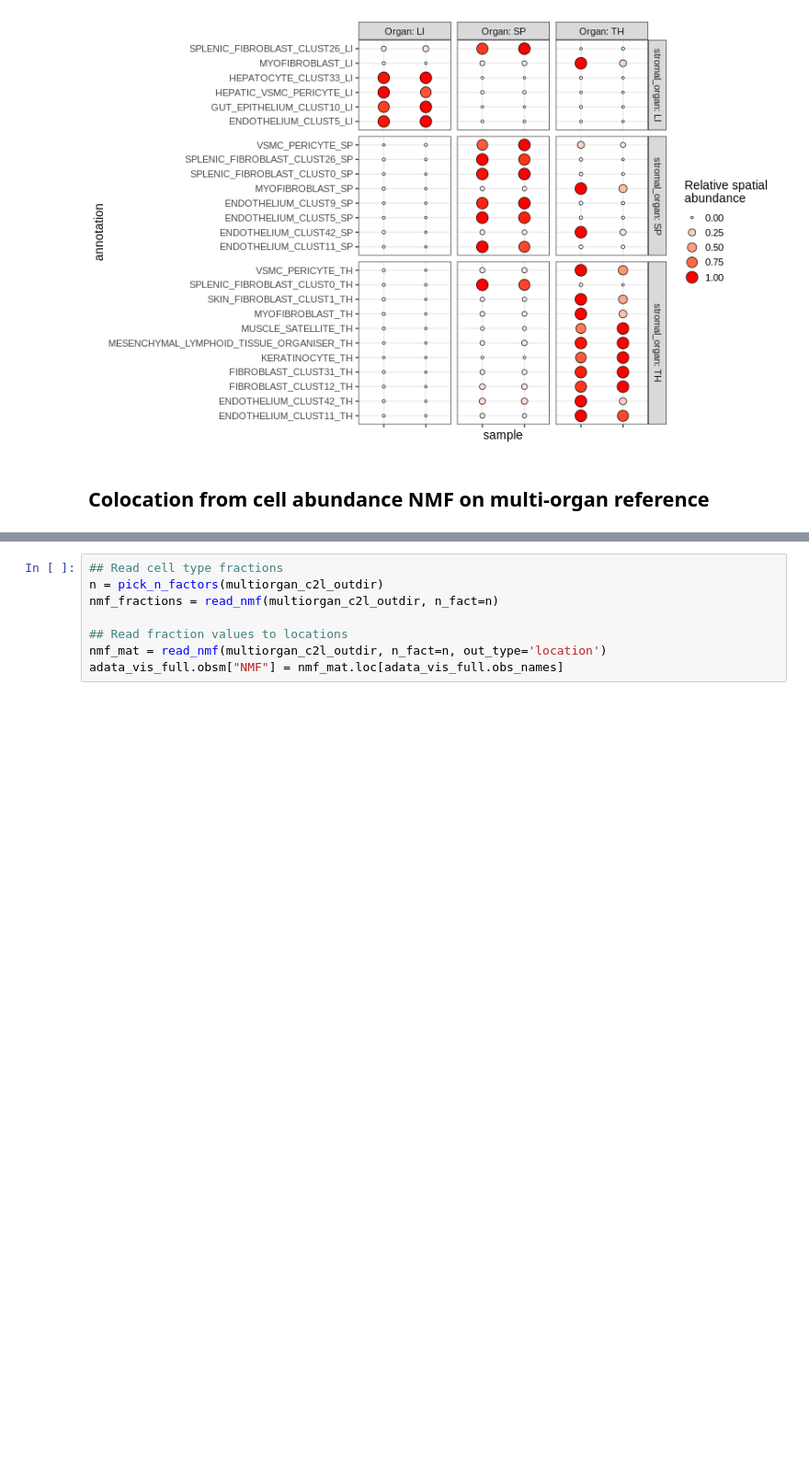
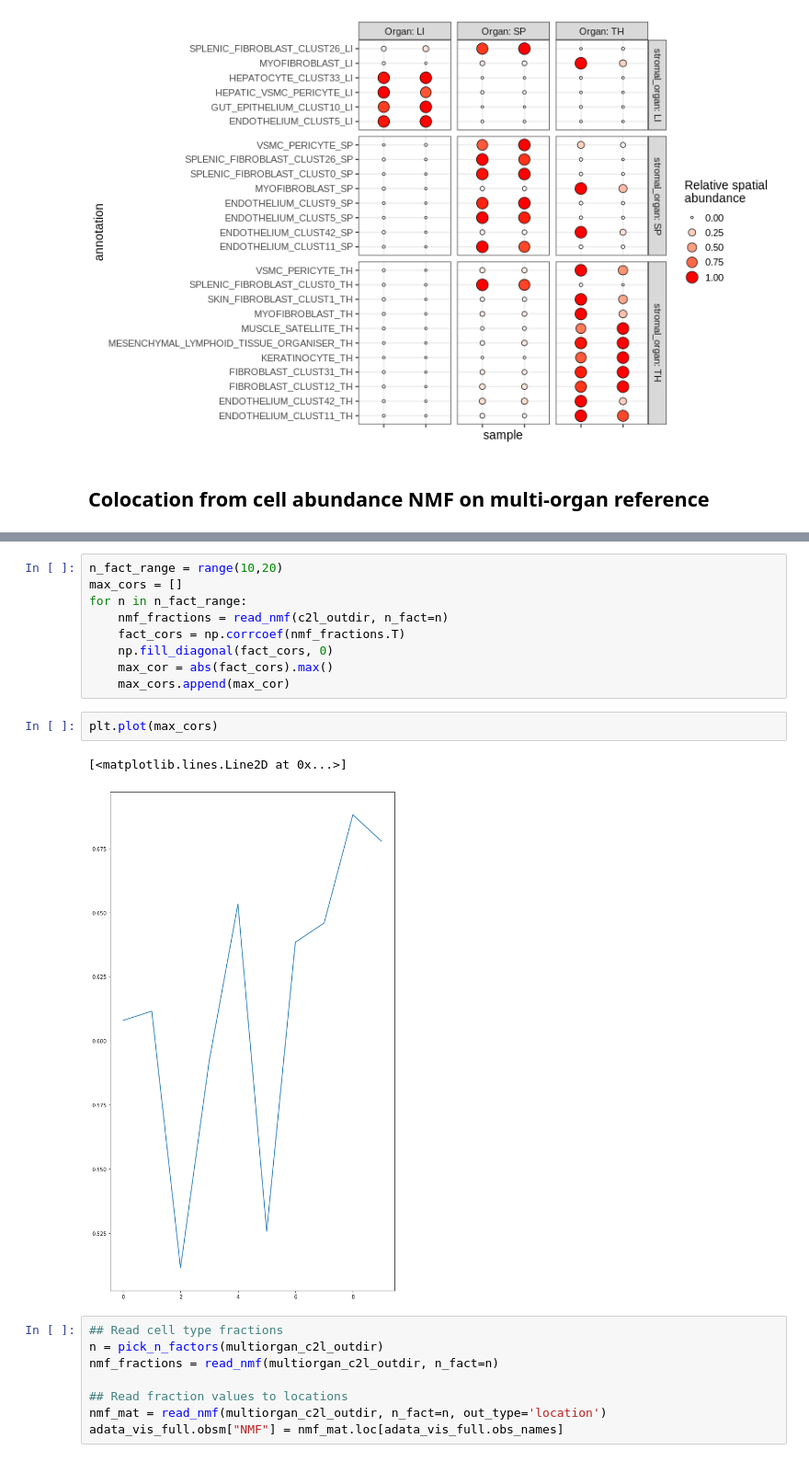
Before and after one commit to Teichlab/Pan_fetal_immune, a Jupyter notebook: src/9_spatial/20211102_c2l_multiorgan.ipynb, the cells around one changed output, grey strips where cells are left out. Shown: that part at 92% size. Drawn from its saved outputs; the diff is of its cells as text; blank space fills up the shorter version.

```diff
--- a/src/9_spatial/20211102_c2l_multiorgan.ipynb
+++ b/src/9_spatial/20211102_c2l_multiorgan.ipynb
@@ -291,3 +303,17 @@ pl_df %>%
+# %%
+n_fact_range = range(10,20)
+max_cors = []
+for n in n_fact_range:
+    nmf_fractions = read_nmf(c2l_outdir, n_fact=n)
+    fact_cors = np.corrcoef(nmf_fractions.T)
+    np.fill_diagonal(fact_cors, 0)
+    max_cor = abs(fact_cors).max()
+    max_cors.append(max_cor)
+# %%
+plt.plot(max_cors)
+# %% [output]
+[<matplotlib.lines.Line2D at 0x...>]
+[figure, added]
 # %%
 ## Read cell type fractions
 n = pick_n_factors(multiorgan_c2l_outdir)
```
Also changed, not shown: parts of 10 cells of this notebook, 1 other file.
